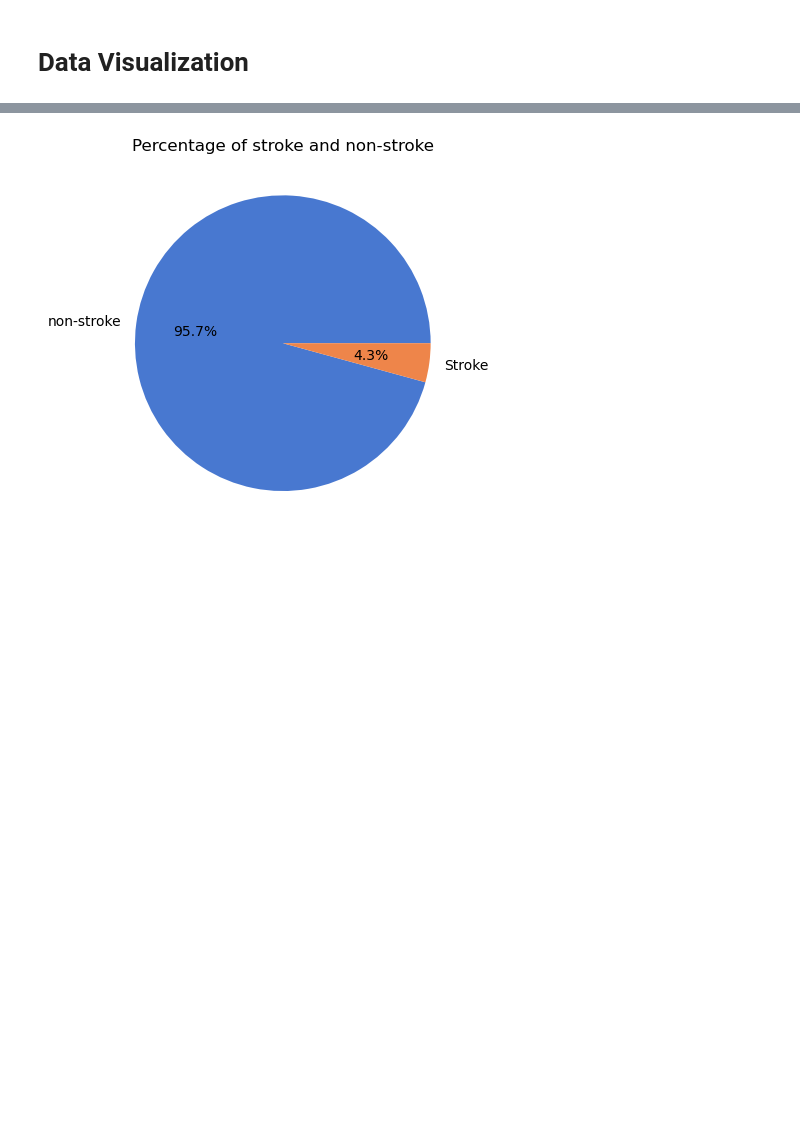
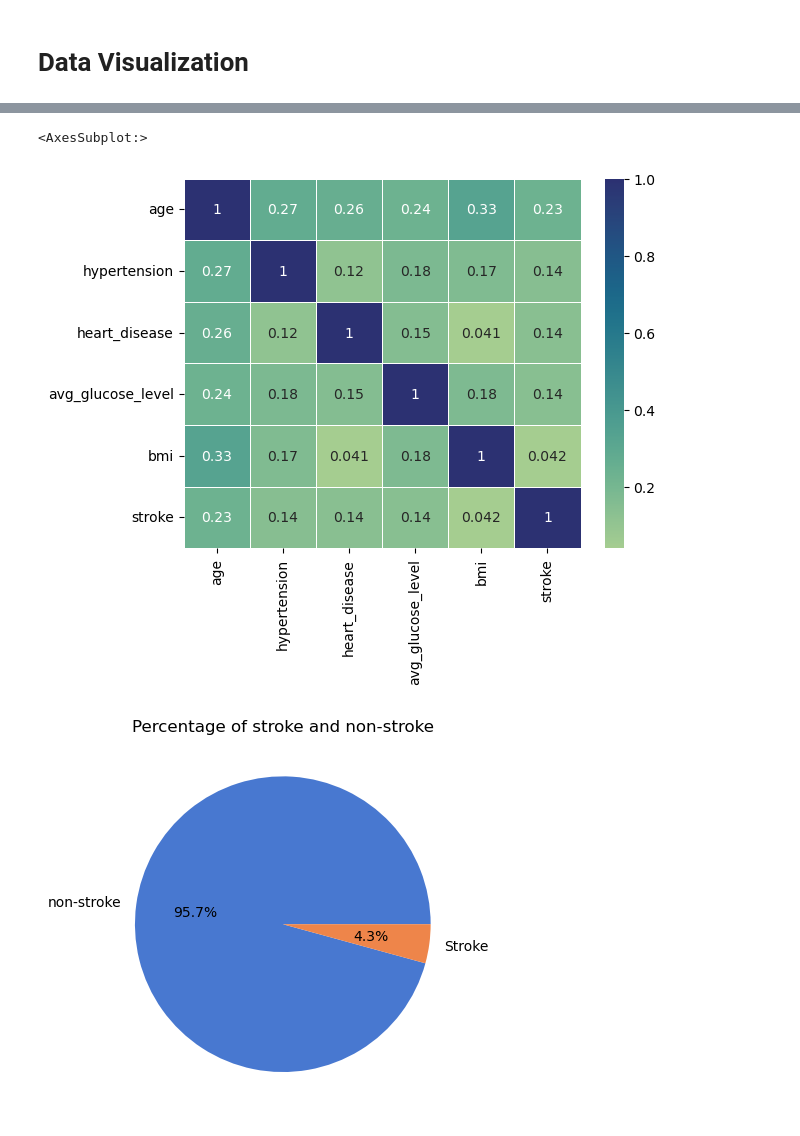
Before and after one commit to maninder56/Predicting-Risk-of-Stroke-using-Machine-Learning, a Jupyter notebook: stroke_prediction.ipynb, the cells around one changed output, grey strips where cells are left out. Drawn from its saved outputs; the diff is of its cells as text; code cells hidden in the pictures; blank space fills up the shorter version.

```diff
--- a/stroke_prediction.ipynb
+++ b/stroke_prediction.ipynb
@@ -151,3 +161,9 @@ df.tail()
+# %%
+# Heat map to represent correlation between features
+sns.heatmap(df.corr(), annot=True, linewidth=.5, cmap="crest")
+# %% [output]
+<AxesSubplot:>
+[figure, added]
 # %%
 # pie chart to visualise percentages of patients who had stroke
 plt.figure("Percentage of stroke and non-stroke")
```
Also changed, not shown: parts of 13 cells of this notebook.
